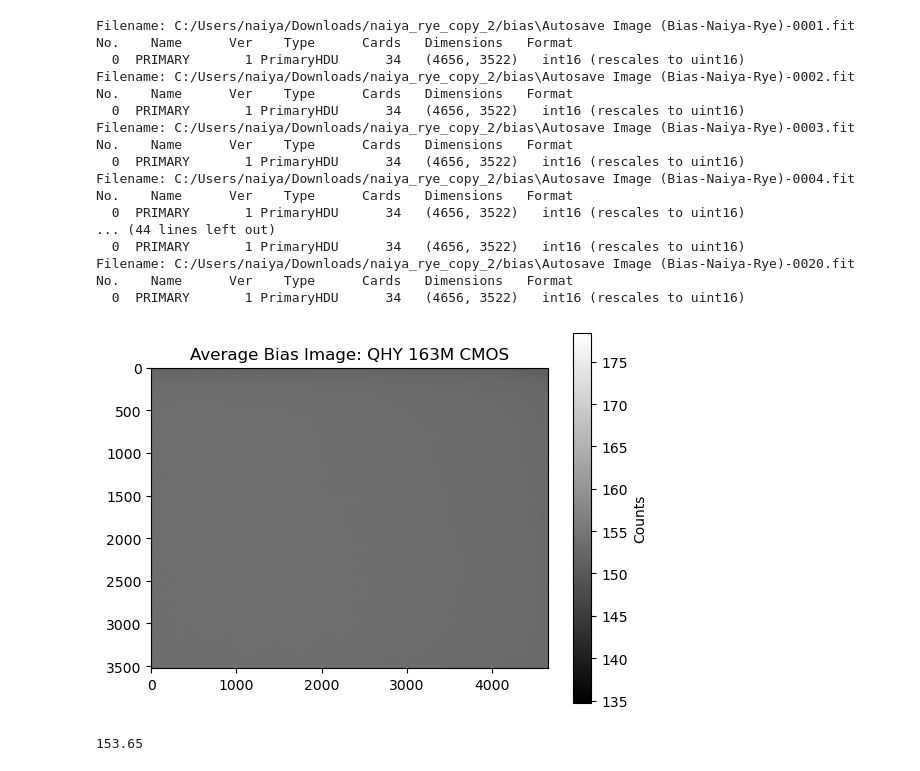
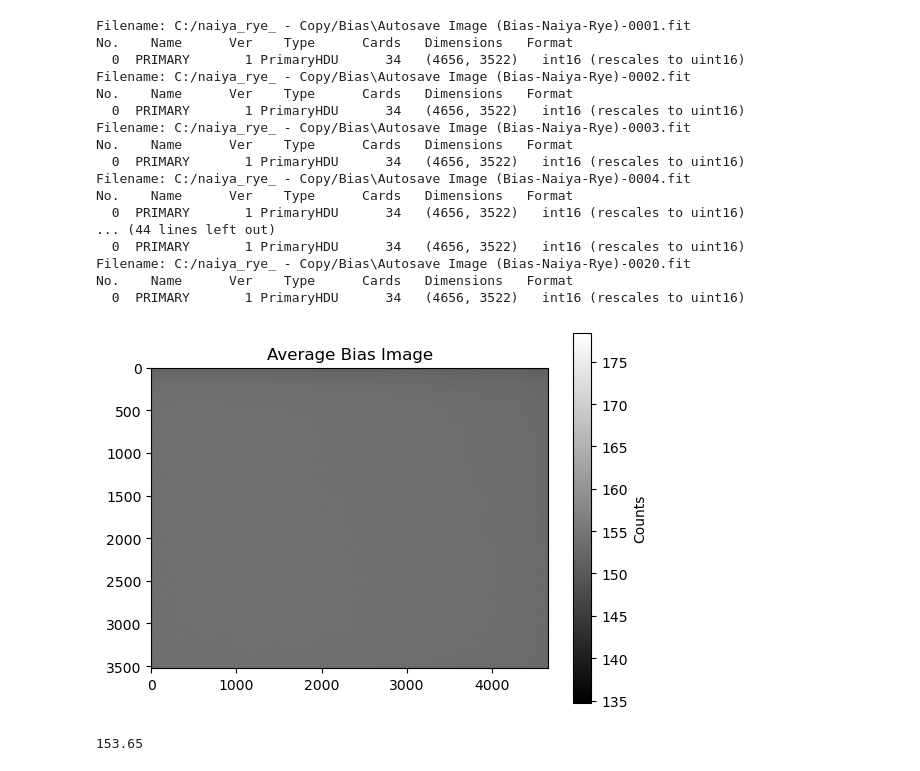
Before and after one commit to nwarren2002/code-astro, a Jupyter notebook: observational_lab1 (4).ipynb, the cells around one changed output. Saved outputs shown, nothing was run; the diff lists cells and outputs as text; code cells hidden in the pictures.

```diff
--- a/observational_lab1 (4).ipynb
+++ b/observational_lab1 (4).ipynb
@@ -12,3 +10,5 @@ directory_path = 'C:/Users/naiya/Downloads/naiya_rye_copy_2/bias'
+# %%
+directory_path = 'C:/naiya_rye_ - Copy/Bias'
 # %%
 bias_images = glob.glob(os.path.join(directory_path, "*.fit"))
 
@@ -21,32 +21,32 @@ for file in bias_images:
         fixed_image = actual_counts(bias_image)
         image_data_list.append(fixed_image)
 # %% [output]
-Filename: C:/Users/naiya/Downloads/naiya_rye_copy_2/bias\Autosave Image (Bias-Naiya-Rye)-0001.fit
+Filename: C:/naiya_rye_ - Copy/Bias\Autosave Image (Bias-Naiya-Rye)-0001.fit
 No.    Name      Ver    Type      Cards   Dimensions   Format
   0  PRIMARY       1 PrimaryHDU      34   (4656, 3522)   int16 (rescales to uint16)
-Filename: C:/Users/naiya/Downloads/naiya_rye_copy_2/bias\Autosave Image (Bias-Naiya-Rye)-0002.fit
+Filename: C:/naiya_rye_ - Copy/Bias\Autosave Image (Bias-Naiya-Rye)-0002.fit
 No.    Name      Ver    Type      Cards   Dimensions   Format
   0  PRIMARY       1 PrimaryHDU      34   (4656, 3522)   int16 (rescales to uint16)
-Filename: C:/Users/naiya/Downloads/naiya_rye_copy_2/bias\Autosave Image (Bias-Naiya-Rye)-0003.fit
+Filename: C:/naiya_rye_ - Copy/Bias\Autosave Image (Bias-Naiya-Rye)-0003.fit
 No.    Name      Ver    Type      Cards   Dimensions   Format
   0  PRIMARY       1 PrimaryHDU      34   (4656, 3522)   int16 (rescales to uint16)
-Filename: C:/Users/naiya/Downloads/naiya_rye_copy_2/bias\Autosave Image (Bias-Naiya-Rye)-0004.fit
+Filename: C:/naiya_rye_ - Copy/Bias\Autosave Image (Bias-Naiya-Rye)-0004.fit
 No.    Name      Ver    Type      Cards   Dimensions   Format
   0  PRIMARY       1 PrimaryHDU      34   (4656, 3522)   int16 (rescales to uint16)
 ... (44 lines left out)
   0  PRIMARY       1 PrimaryHDU      34   (4656, 3522)   int16 (rescales to uint16)
-Filename: C:/Users/naiya/Downloads/naiya_rye_copy_2/bias\Autosave Image (Bias-Naiya-Rye)-0020.fit
+Filename: C:/naiya_rye_ - Copy/Bias\Autosave Image (Bias-Naiya-Rye)-0020.fit
 No.    Name      Ver    Type      Cards   Dimensions   Format
   0  PRIMARY       1 PrimaryHDU      34   (4656, 3522)   int16 (rescales to uint16)
 # %%
 image_data_stack = np.array(image_data_list)
-average_image_bias = np.mean(image_data_stack, axis=0)
+average_image = np.mean(image_data_stack, axis=0)
 # %%
-plt.imshow(average_image_bias, cmap='gray')
+plt.imshow(average_image, cmap='gray')
 plt.colorbar(label='Counts')
-plt.title('Average Bias Image: QHY 163M CMOS')
+plt.title('Average Bias Image')
 plt.show()
 # %% [output]
-[figure, old version]
+[figure, new version]
 # %%
 #Median of that^
```
Also changed, not shown: parts of 35 cells of this notebook.
